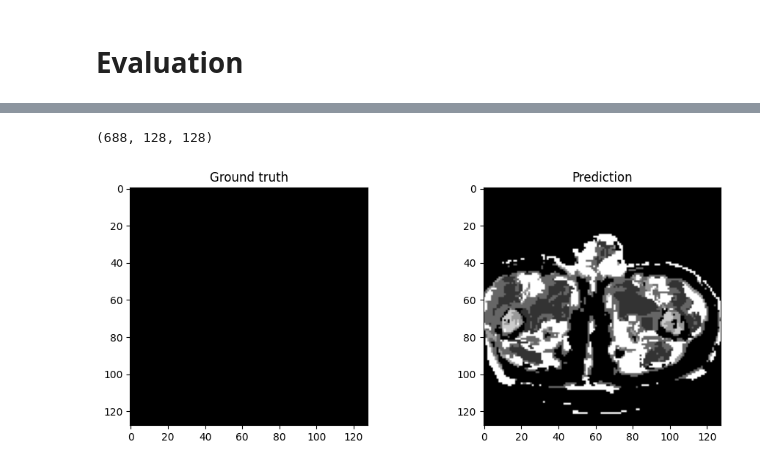
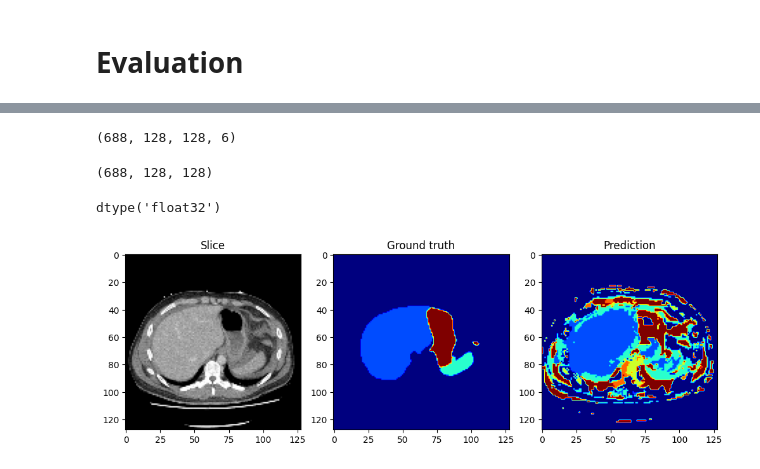
Before and after one commit to PedroAMtz/RSNA_Abdominal_Trauma, a Jupyter notebook: experiments/UNET_Segmentation/U_Net.ipynb, the cells around one changed output, grey strips where cells are left out. Drawn from its saved outputs; the diff is of its cells as text; code cells hidden in the pictures.

Commit message:
Bad predictions because of injured data

```diff
--- a/experiments/UNET_Segmentation/U_Net.ipynb
+++ b/experiments/UNET_Segmentation/U_Net.ipynb
@@ -324,22 +343,33 @@ y_pred_argmax=np.argmax(y_pred, axis=3)
+# %%
+y_pred.shape
+# %% [output]
+(688, 128, 128, 6)
 # %%
 y_pred_argmax=np.argmax(y_pred, axis=3)
 y_pred_argmax.shape
 # %% [output]
 (688, 128, 128)
+# %%
+y_pred[100,:,:,5].dtype
+# %% [output]
+dtype('float32')
 # %%
-index = 680
+index = 100
 
-fig, axes = plt.subplots(1, 2, figsize=(10, 4))
+fig, axes = plt.subplots(1, 3, figsize=(10, 4))
 
-axes[0].imshow(y_val[index,:,:], cmap='gray')
-axes[0].set_title('Ground truth')
+axes[0].imshow(X_val[index,:,:], cmap='gray')
+axes[0].set_title('Slice')
 
-axes[1].imshow(y_pred_argmax[index,:,:], cmap='gray')
-axes[1].set_title('Prediction')
+axes[1].imshow(y_val[index,:,:], cmap='jet')
+axes[1].set_title('Ground truth')
+
+axes[2].imshow(y_pred_argmax[index,:,:], cmap='jet')
+axes[2].set_title('Prediction')
 
 plt.tight_layout()
 
 # Show the plot
 plt.show()
 # %% [output]
-[figure, old version]
+[figure, new version]
```
Also changed, not shown: parts of 8 cells of this notebook.
